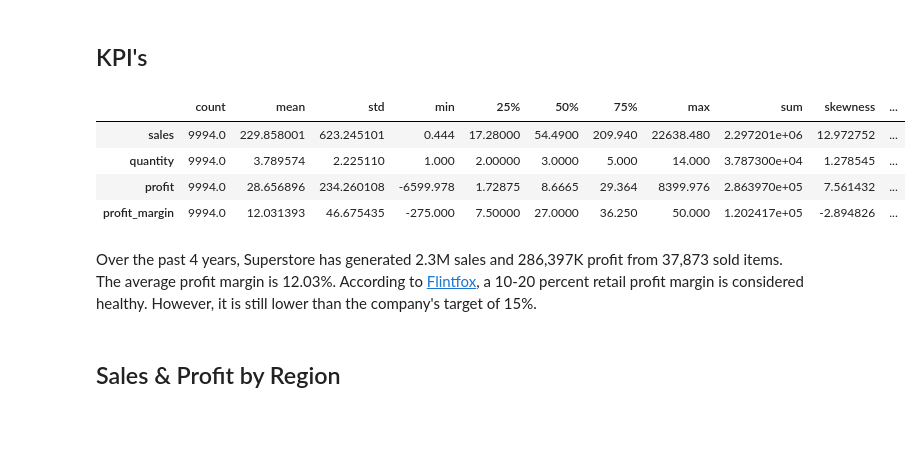
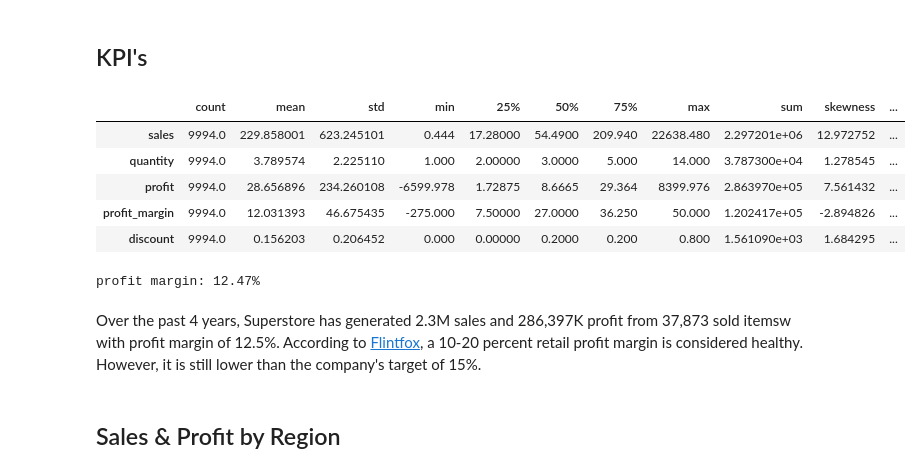
Before and after one commit to FadhiilDzaki/superstore_analysis, a Jupyter notebook: superstore_analysis.ipynb, the cells around one changed output. Cells and saved outputs as stored; diff of their text form; code cells hidden in the pictures; blank space fills up the shorter version.

```diff
--- a/superstore_analysis.ipynb
+++ b/superstore_analysis.ipynb
@@ -433,21 +442,28 @@ The West area have the biggest market followed by east and central without signi
 ## KPI's
 # %%
 # define kpi columns
-kpi = ['sales', 'quantity', 'profit', 'profit_margin']
+kpi = ['sales', 'quantity', 'profit', 'profit_margin','discount']
 
 # desc stats
 desc_kpi = check_deskriptif(df,kpi)
 
 # show
 desc_kpi
 # %% [output]
 |  | count | mean | std | min | 25% | 50% | 75% | max | sum | skewness | ... |
 | sales | 9994.0 | 229.858001 | 623.245101 | 0.444 | 17.28000 | 54.4900 | 209.940 | 22638.480 | 2.297201e+06 | 12.972752 | ... |
 | quantity | 9994.0 | 3.789574 | 2.225110 | 1.000 | 2.00000 | 3.0000 | 5.000 | 14.000 | 3.787300e+04 | 1.278545 | ... |
 | profit | 9994.0 | 28.656896 | 234.260108 | -6599.978 | 1.72875 | 8.6665 | 29.364 | 8399.976 | 2.863970e+05 | 7.561432 | ... |
 | profit_margin | 9994.0 | 12.031393 | 46.675435 | -275.000 | 7.50000 | 27.0000 | 36.250 | 50.000 | 1.202417e+05 | -2.894826 | ... |
+| discount | 9994.0 | 0.156203 | 0.206452 | 0.000 | 0.00000 | 0.2000 | 0.200 | 0.800 | 1.561090e+03 | 1.684295 | ... |
+# %%
+# profit margin
+profit_margin = desc_kpi['sum']['profit'] / desc_kpi['sum']['sales'] * 100
+print(f'profit margin: {round(profit_margin,2)}%' )
+# %% [output]
+profit margin: 12.47%
 # %% [markdown]
-Over the past 4 years, Superstore has generated 2.3M sales and 286,397K profit from 37,873 sold items. The average profit margin is 12.03%. According to [Flintfox](https://www.flintfox.com/resources/articles/increase-profit-margin-retail/#:~:text=What%20is%20retail%20margin?,market%20competition%2C%20and%20operational%20costs.), a 10-20 percent retail profit margin is considered healthy. However, it is still lower than the company's target of 15%.
+Over the past 4 years, Superstore has generated 2.3M sales and 286,397K profit from 37,873 sold itemsw with profit margin of 12.5%. According to [Flintfox](https://www.flintfox.com/resources/articles/increase-profit-margin-retail/#:~:text=What%20is%20retail%20margin?,market%20competition%2C%20and%20operational%20costs.), a 10-20 percent retail profit margin is considered healthy. However, it is still lower than the company's target of 15%.
 # %% [markdown]
 ## Sales & Profit by Region
 # %%
```
Also changed, not shown: parts of 15 cells of this notebook, 1 other file.
